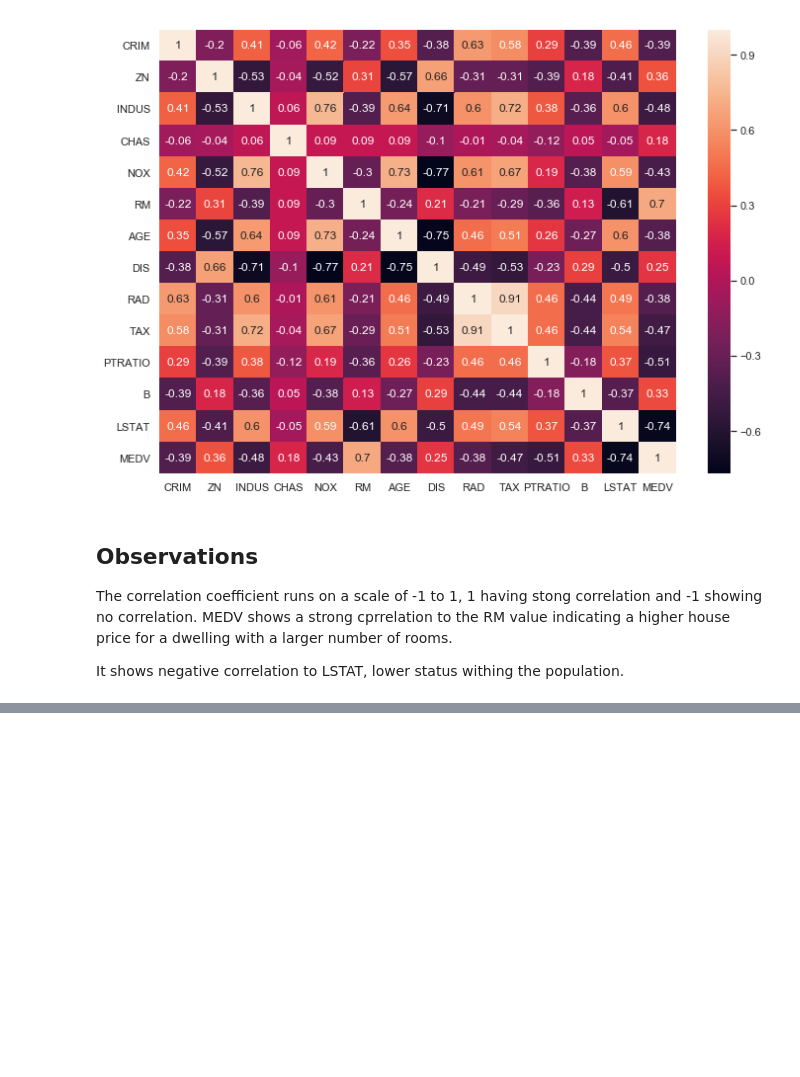
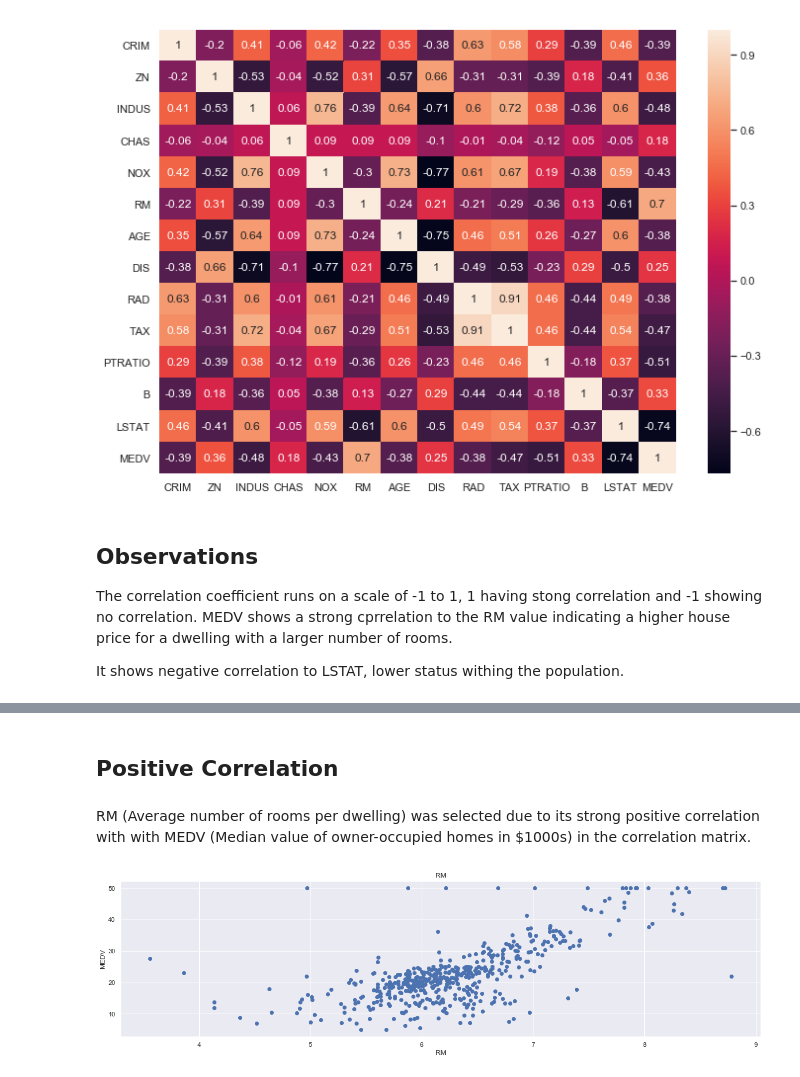
Before and after one commit to GraceAKelly/Machine_learning, a Jupyter notebook: Machine_Learning.ipynb, the cells around one changed output, grey strips where cells are left out. Cells and saved outputs as stored; diff of their text form; code cells hidden in the pictures; blank space fills up the shorter version.

Commit message:
Correlation

```diff
--- a/Machine_Learning.ipynb
+++ b/Machine_Learning.ipynb
@@ -98,0 +119,20 @@ It shows negative correlation to LSTAT, lower status withing the population.
+# %% [markdown]
+## Positive Correlation
+# %% [markdown]
+RM (Average number of rooms per dwelling) was selected due to its strong positive correlation with with MEDV (Median value of owner-occupied homes in $1000s) in the correlation matrix.
+# %%
+plt.figure(figsize=(20, 5))
+
+features = ['RM']
+target = boston['MEDV']
+
+for i, col in enumerate(features):
+    plt.subplot(1, len(features) , i+1)
+    x = boston[col]
+    y = target
+    plt.scatter(x, y, marker='o')
+    plt.title(col)
+    plt.xlabel(col)
+    plt.ylabel('MEDV')
+# %% [output]
+[figure, added]
```
Also changed, not shown: parts of 3 cells of this notebook.
